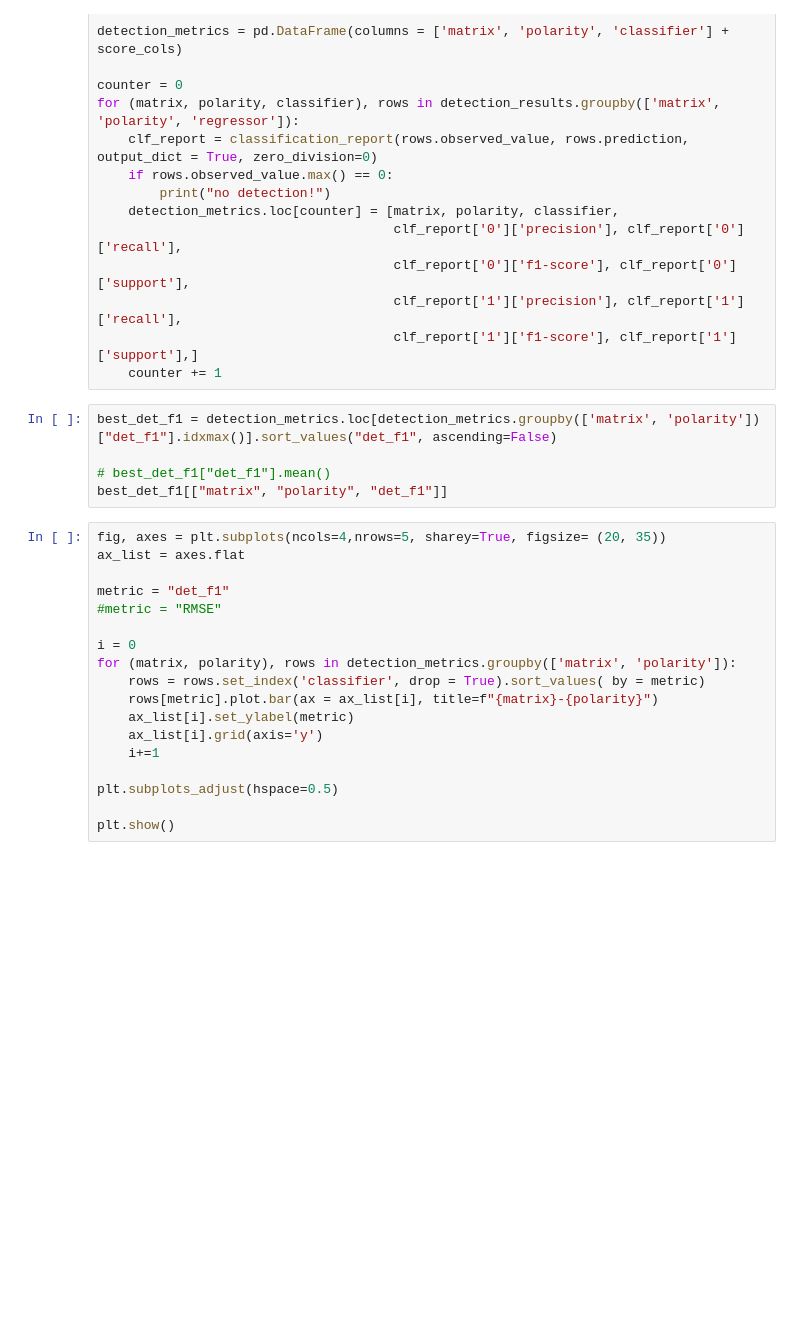
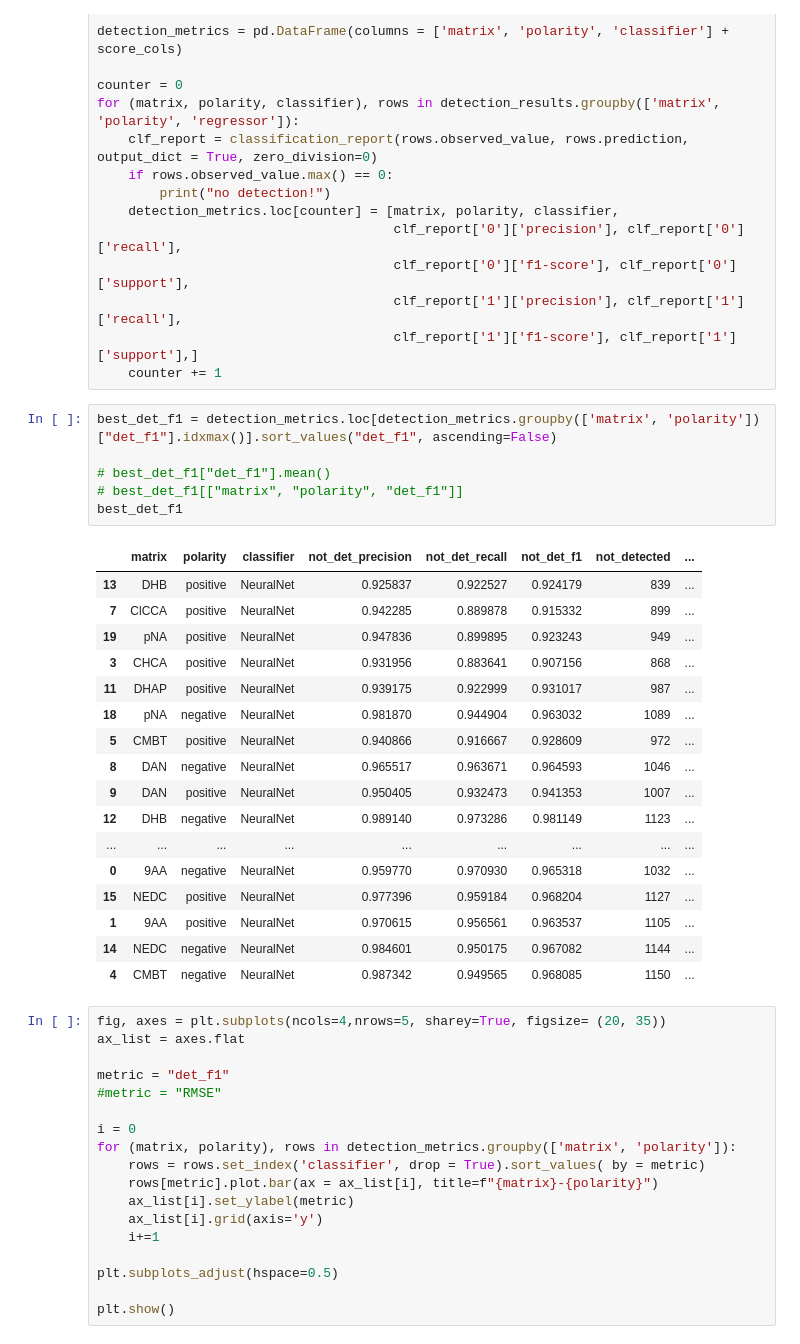
Before and after one commit to alexandrovteam/predicting-APMALDI-response, a Jupyter notebook: notebooks/NN_prepare_data_and_show_results.ipynb, the cells around one changed output. Cells and saved outputs as stored; diff of their text form; blank space fills up the shorter version.

```diff
--- a/notebooks/NN_prepare_data_and_show_results.ipynb
+++ b/notebooks/NN_prepare_data_and_show_results.ipynb
@@ -335,8 +344,27 @@ for (matrix, polarity, classifier), rows in detection_results.groupby(['matrix',
 # %%
 best_det_f1 = detection_metrics.loc[detection_metrics.groupby(['matrix', 'polarity'])["det_f1"].idxmax()].sort_values("det_f1", ascending=False)
 
 # best_det_f1["det_f1"].mean()
-best_det_f1[["matrix", "polarity", "det_f1"]]
+# best_det_f1[["matrix", "polarity", "det_f1"]]
+best_det_f1
+# %% [output]
+|  | matrix | polarity | classifier | not_det_precision | not_det_recall | not_det_f1 | not_detected | ... |
+| 13 | DHB | positive | NeuralNet | 0.925837 | 0.922527 | 0.924179 | 839 | ... |
+| 7 | ClCCA | positive | NeuralNet | 0.942285 | 0.889878 | 0.915332 | 899 | ... |
+| 19 | pNA | positive | NeuralNet | 0.947836 | 0.899895 | 0.923243 | 949 | ... |
+| 3 | CHCA | positive | NeuralNet | 0.931956 | 0.883641 | 0.907156 | 868 | ... |
+| 11 | DHAP | positive | NeuralNet | 0.939175 | 0.922999 | 0.931017 | 987 | ... |
+| 18 | pNA | negative | NeuralNet | 0.981870 | 0.944904 | 0.963032 | 1089 | ... |
+| 5 | CMBT | positive | NeuralNet | 0.940866 | 0.916667 | 0.928609 | 972 | ... |
+| 8 | DAN | negative | NeuralNet | 0.965517 | 0.963671 | 0.964593 | 1046 | ... |
+| 9 | DAN | positive | NeuralNet | 0.950405 | 0.932473 | 0.941353 | 1007 | ... |
+| 12 | DHB | negative | NeuralNet | 0.989140 | 0.973286 | 0.981149 | 1123 | ... |
+| ... | ... | ... | ... | ... | ... | ... | ... | ... |
+| 0 | 9AA | negative | NeuralNet | 0.959770 | 0.970930 | 0.965318 | 1032 | ... |
+| 15 | NEDC | positive | NeuralNet | 0.977396 | 0.959184 | 0.968204 | 1127 | ... |
+| 1 | 9AA | positive | NeuralNet | 0.970615 | 0.956561 | 0.963537 | 1105 | ... |
+| 14 | NEDC | negative | NeuralNet | 0.984601 | 0.950175 | 0.967082 | 1144 | ... |
+| 4 | CMBT | negative | NeuralNet | 0.987342 | 0.949565 | 0.968085 | 1150 | ... |
 # %%
 fig, axes = plt.subplots(ncols=4,nrows=5, sharey=True, figsize= (20, 35))
 ax_list = axes.flat
```
Also changed, not shown: parts of 14 cells of this notebook, 1 other file.
